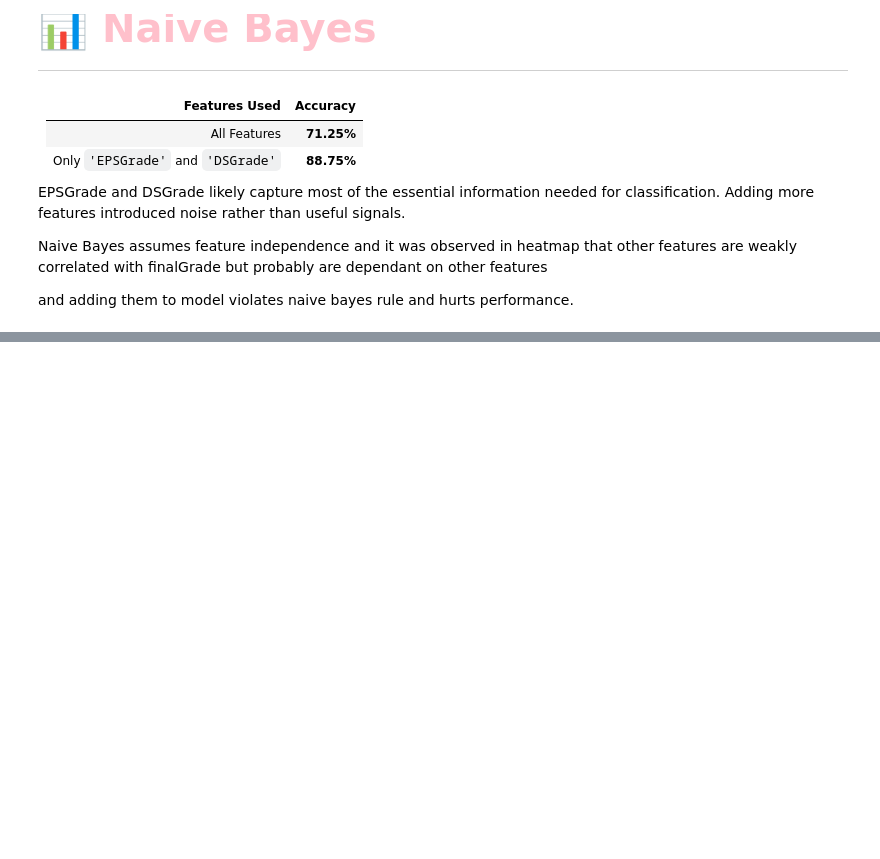
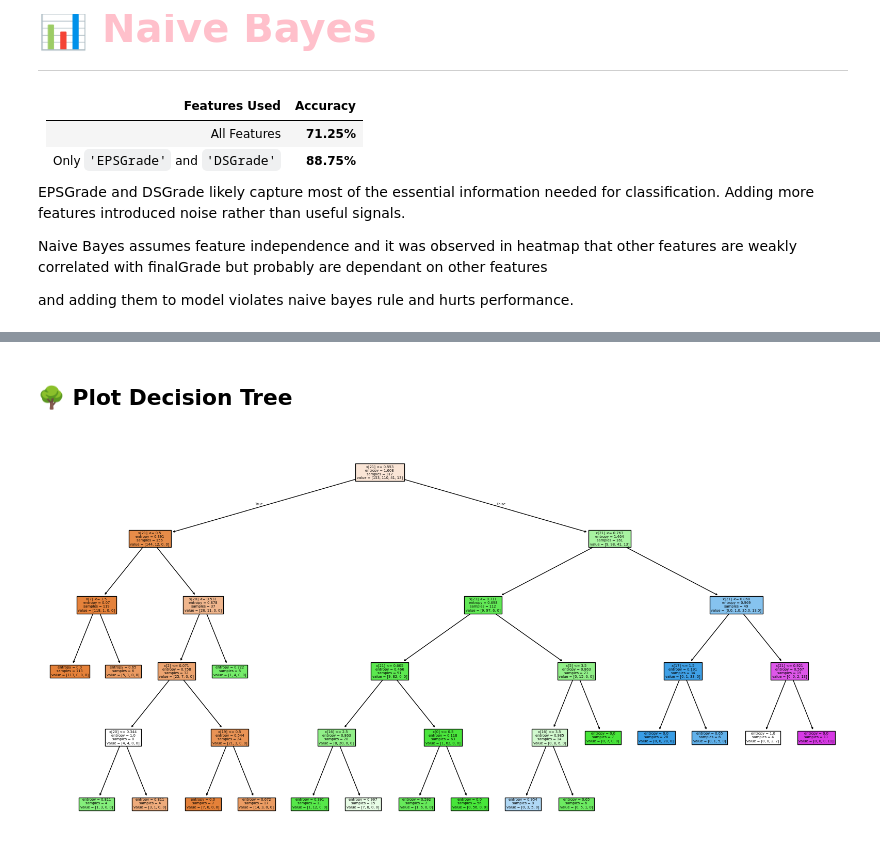
Before and after one commit to Artin-Tavasoli/Machine-Learning-Classifiers, a Jupyter notebook: Machine-Learning-Models.ipynb, the cells around one changed output, grey strips where cells are left out. Cells and saved outputs as stored; diff of their text form; code cells hidden in the pictures; blank space fills up the shorter version.

```diff
--- a/Machine-Learning-Models.ipynb
+++ b/Machine-Learning-Models.ipynb
@@ -585,0 +685,8 @@ Summary Averages:
+# %% [markdown]
+## 🌳 Plot Decision Tree
+# %%
+plt.figure(figsize=(20, 10))
+plot_tree(DecisionTree, filled=True)
+plt.show()
+# %% [output]
+[figure, added]
```
Also changed, not shown: parts of 6 cells of this notebook.
